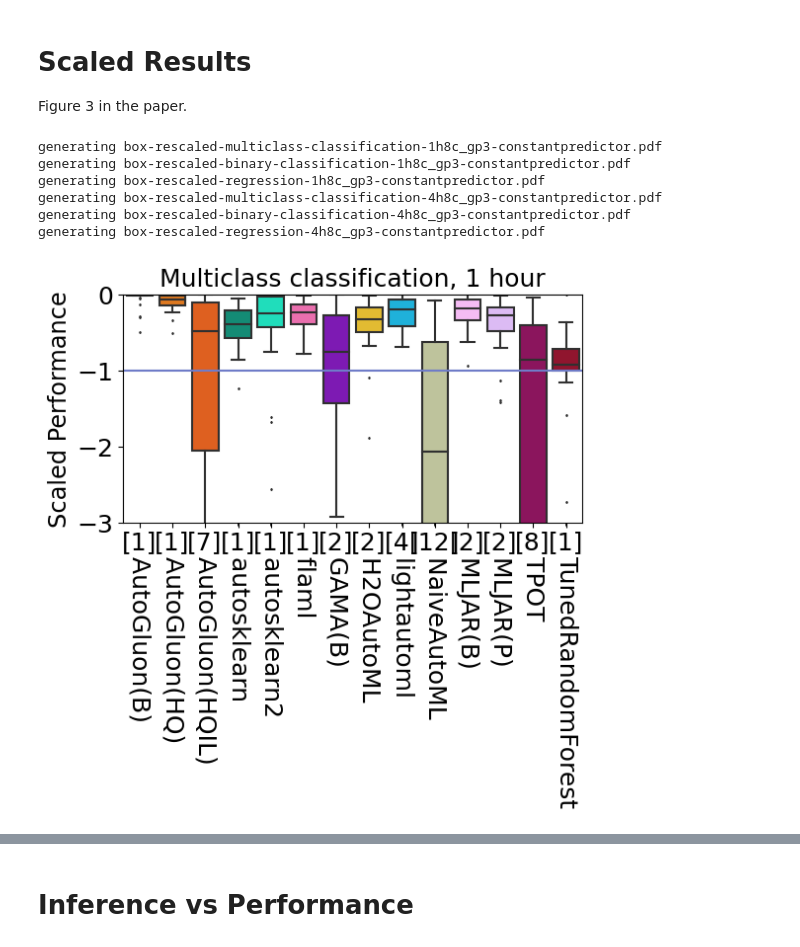
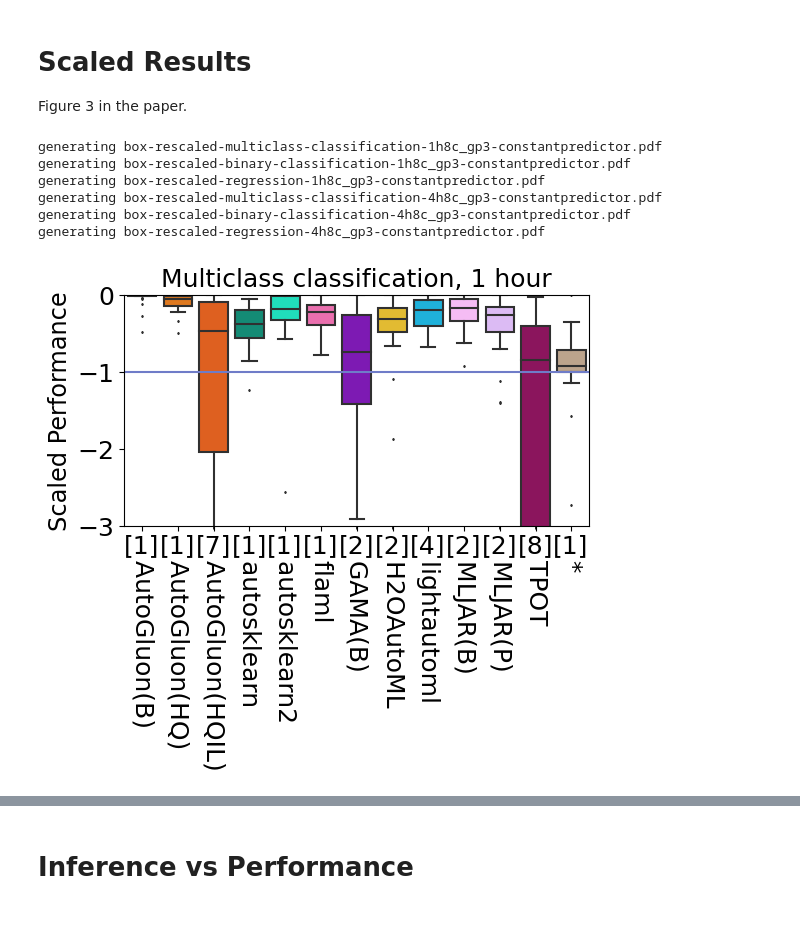
Before and after one commit to PGijsbers/amlb-results, a Jupyter notebook: notebooks/visualization.ipynb, the cells around one changed output, grey strips where cells are left out. Saved outputs shown, nothing was run; the diff lists cells and outputs as text; code cells hidden in the pictures; blank space fills up the shorter version.

Commit message:
Add asterisk to old results in rescaled performance boxplot

```diff
--- a/notebooks/visualization.ipynb
+++ b/notebooks/visualization.ipynb
@@ -30,6 +30,7 @@ for subfolder in ["CD", "duration", "inference", "performance"]:
     (FIGURE_DIRECTORY / subfolder).mkdir(parents=True, exist_ok=True)
 # %%
 results = pd.read_csv(DATA_DIRECTORY / "amlb_all.csv", dtype={"info": str})
+results = results[results["framework"] != "NaiveAutoML"]
 results["framework"] = results["framework"].apply(get_print_friendly_name)
 # %% [markdown]
 # Scaled Results
@@ -49,7 +50,7 @@ def box_plot(data, metric=None, ylog=False, title="", ylim=None, figsize=(16, 9)
         raise ValueError("`add_counts` must be 'outliers' or a dictionary mapping each framework to a number.")
 
     color_map = color_map or FRAMEWORK_TO_COLOR
-    color_map = {k: v for k, v in color_map.items() if k in data["framework"].unique()}
+    color_map = {k: v for k, v in color_map.items() if k in data["framework"].unique() or k=="autosklearn2"}
 
     metric = metric or data.metric.unique()[0]
     if metric.startswith("neg_"):
@@ -81,20 +82,20 @@ def box_plot(data, metric=None, ylog=False, title="", ylim=None, figsize=(16, 9)
     # Dirty hack for displaying outliers, we overlap minor and major tick labels, where
     # minor labels are used to display the number of outliers, and major tick labels may
     # be used to display the framework names.
-    if with_framework_names:
+    constraint = data.constraint.unique()[0]
+    smetric = data.metric.unique()[0]
+    frameworks = color_map.keys()
+    frameworks = [
+        f"{fw if with_framework_names else ''}*" if is_old(fw, constraint, smetric) else fw
+        for fw in frameworks
+    ]
+    if add_counts:
         # There will be minor tick labels displayed for outliers,
         # to avoid rendering on top of each other, we offset the label location
         # with a dirty hack of using leading spaces :-)
-        if add_counts:
-            frameworks = [f"   {framework}" for framework in color_map.keys()]
-        else:
-            frameworks = color_map.keys()
-        ax.tick_params(axis="x", which="major", rotation=-90)
-        ax.set_xticks(*zip(*enumerate(frameworks)))
-    else:
-        n_ticks = len(color_map.keys())
-        ax.set_xticks(ticks=range(n_ticks), labels=[""] * n_ticks)
-
+        frameworks = [f"   {fw}" for fw in frameworks]
+    ax.tick_params(axis="x", which="major", rotation=-90)
+    ax.set_xticks(*zip(*enumerate(frameworks)))
 
     if ylim:
         ax.set_ylim(ylim)
@@ -129,32 +130,32 @@ for constraint, metric in itertools.product(results.constraint.unique(), results
     data["scaled"] = -data["scaled"]
     data = data[data["framework"] != "RandomForest"]  # Not interesting as it is -1 by definition
 
     ttype = {"neg_rmse": "regression", "auc": "binary classification", "neg_logloss": "multiclass classification"}[metric]
     time_budget = get_print_friendly_name(constraint)
     filename = f"box-rescaled-{ttype}-{constraint}-constantpredictor.pdf".replace(" ", "-")
     print("generating", filename)
 
     periwinkle_blue = "#6f7cc8"
     fig, ax = box_plot(
         data,
         metric="scaled",
         title=f"{ttype.capitalize()}, {time_budget}",
         ylim=[-3, 0],
         figsize=(6, 3),
-        with_framework_names=True,
+        with_framework_names=(ttype=="regression"),
         add_counts="outliers"
     )
     ax.set_ylabel("Scaled Performance")
     add_horizontal_lines(ax, ((-1, periwinkle_blue),))
 
 
     with PdfPages(FIGURE_DIRECTORY / "performance" / filename) as f:
         f.savefig(fig, bbox_inches="tight")
 # %% [output]
 generating box-rescaled-multiclass-classification-1h8c_gp3-constantpredictor.pdf
 generating box-rescaled-binary-classification-1h8c_gp3-constantpredictor.pdf
 generating box-rescaled-regression-1h8c_gp3-constantpredictor.pdf
 generating box-rescaled-multiclass-classification-4h8c_gp3-constantpredictor.pdf
 generating box-rescaled-binary-classification-4h8c_gp3-constantpredictor.pdf
 generating box-rescaled-regression-4h8c_gp3-constantpredictor.pdf
-[figure, old version]
+[figure, new version]
```
Also changed, not shown: parts of 2 cells of this notebook.
